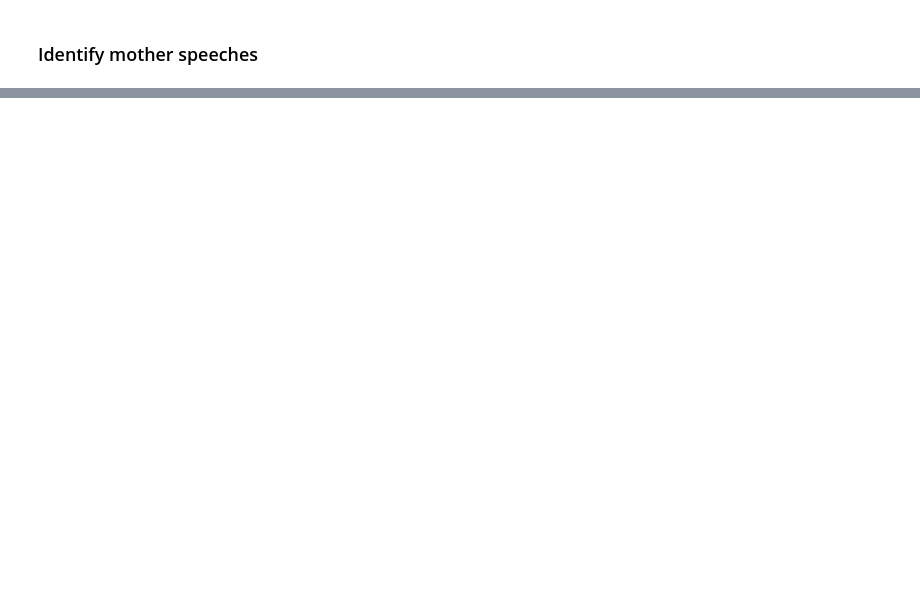
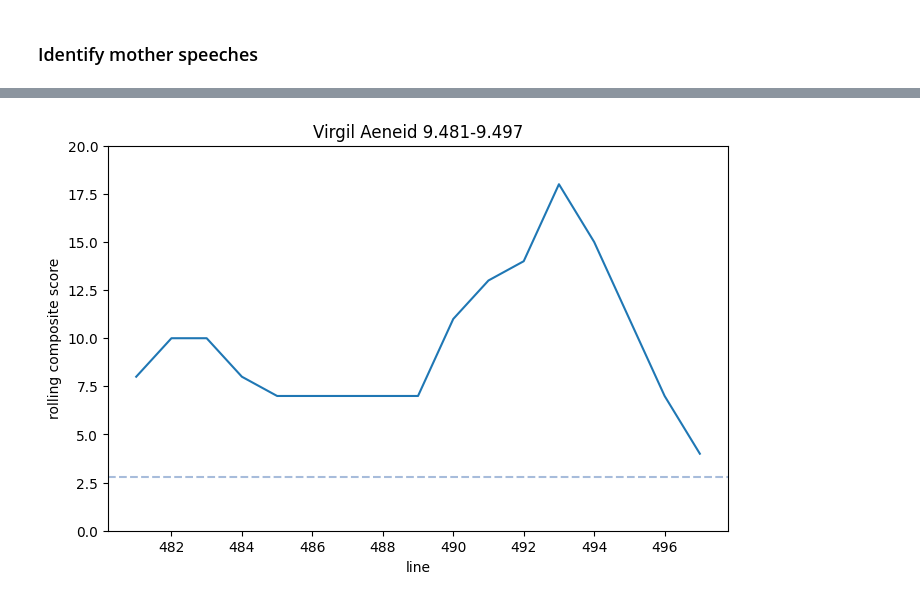
Before and after one commit to cwf2/dices-mta, a Jupyter notebook: Mother speech.ipynb, the cells around one changed output, grey strips where cells are left out. Cells and saved outputs as stored; diff of their text form; code cells hidden in the pictures; blank space fills up the shorter version.

```diff
--- a/Mother speech.ipynb
+++ b/Mother speech.ipynb
@@ -906,0 +324,31 @@ labels.iloc[0]['author']
+# %%
+def plotSpeech(speech_id):
+    mask = results['speech_id']==speech_id
+    ys = results.loc[mask, 'test']
+
+    _, l_fi = ys.index.values[0].rsplit(':', 1)
+    _, l_la = ys.index.values[-1].rsplit(':', 1)
+    author = results.loc[mask, 'author'].iloc[0]
+    work = results.loc[mask, 'work'].iloc[0]
+    title = f"{author} {work} {l_fi}-{l_la}"
+
+    if '.' in l_fi:
+        _, l_fi = l_fi.rsplit('.', 1)
+    l_fi = int(l_fi)
+    xs = np.arange(l_fi, l_fi+len(ys))
+
+    avg = results['test'].mean()
+
+    fig, ax = plt.subplots(figsize=(8,5))
+    ax.plot(xs, ys)
+    ax.axhline(avg, color=sns.light_palette('#79C')[3], ls='--')
+    ax.set_ylabel('rolling composite score')
+    ax.set_xlabel('line')
+    ax.set_ylim((0,20))
+    ax.set_title(title)
+    return fig
+# %%
+fig = plotSpeech('1758')
+plt.show(fig)
+# %% [output]
+[figure, added]
```
Also changed, not shown: parts of 142 cells of this notebook, 2 other files.
